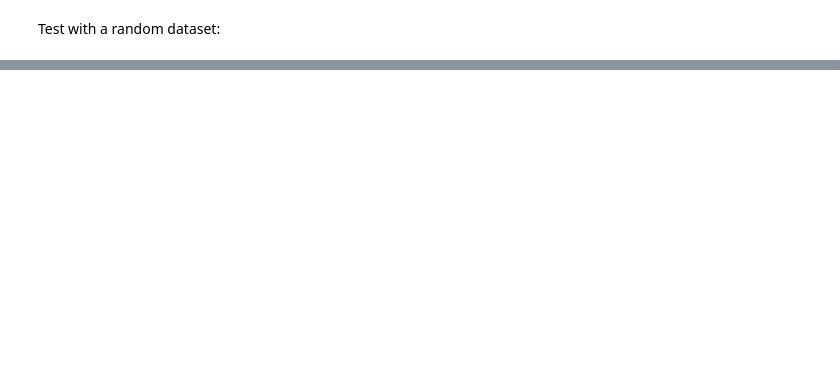
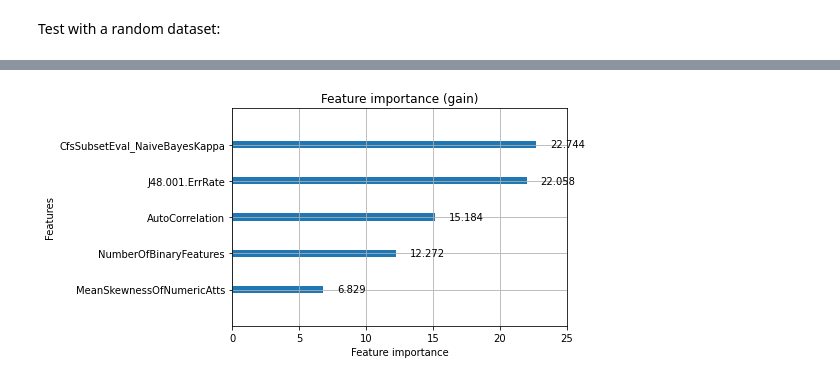
Before and after one commit to fvholten/AutoMLSelector, a Jupyter notebook: scripts/test-automlselector.ipynb, the cells around one changed output, grey strips where cells are left out. Saved outputs shown, nothing was run; the diff lists cells and outputs as text; code cells hidden in the pictures; blank space fills up the shorter version.

```diff
--- a/scripts/test-automlselector.ipynb
+++ b/scripts/test-automlselector.ipynb
@@ -66,0 +113,10 @@ for key in ml_models.keys():
+# %%
+import matplotlib.pyplot as plt
+import lightgbm as lgb
+
+h20_model = ml_models['H2O AutoML'].get('model').model
+importance_type = 'gain'
+lgb.plot_importance(h20_model.estimator, max_num_features=5, importance_type=importance_type, title='Feature importance ({})'.format(importance_type))
+plt.savefig('graphs/feature-importances/H2O AutoML-features.png', dpi=300, bbox_inches="tight")
+# %% [output]
+[figure, added]
```
Also changed, not shown: parts of 15 cells of this notebook, 27 other files.
